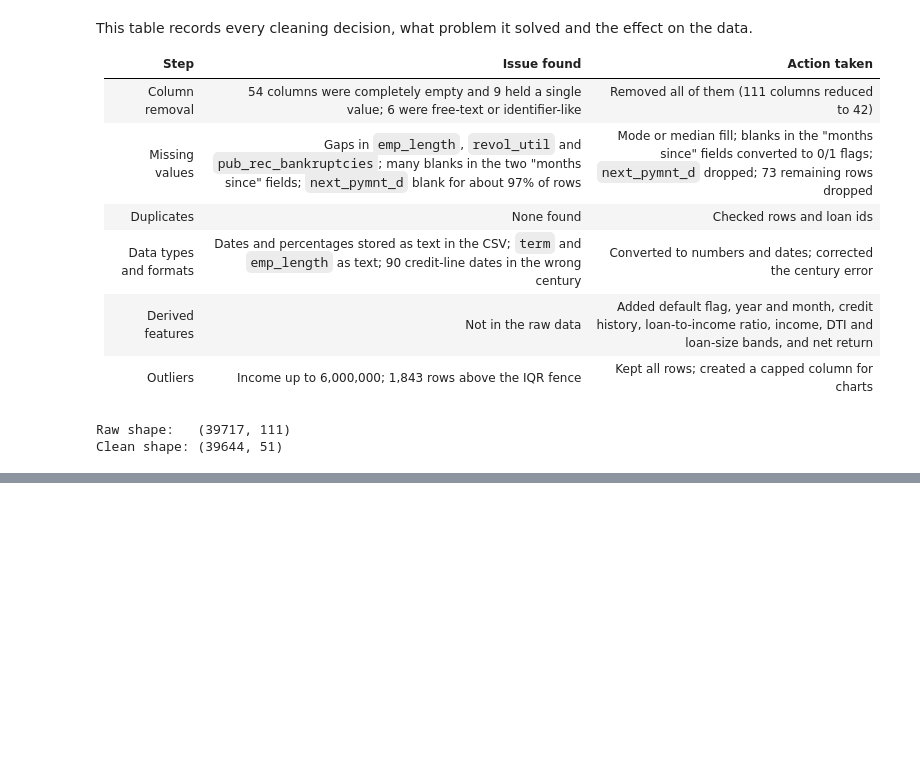
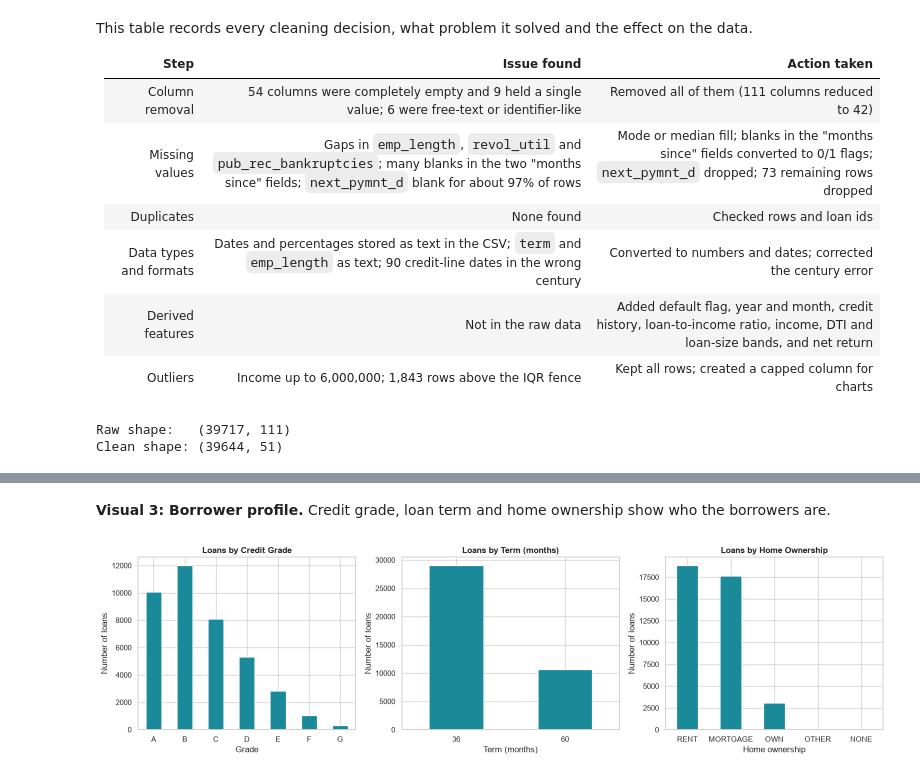
Before and after one commit to deenujoy/Bank-Loan-Default-Risk-Analysis, a Jupyter notebook: Bank-Loan-Default-Risk-Analysis_Cleaned.ipynb, the cells around one changed output, grey strips where cells are left out. Drawn from its saved outputs; the diff is of its cells as text; code cells hidden in the pictures; blank space fills up the shorter version.

```diff
--- a/Bank-Loan-Default-Risk-Analysis_Cleaned.ipynb
+++ b/Bank-Loan-Default-Risk-Analysis_Cleaned.ipynb
@@ -474,0 +581,23 @@ Clean shape: (39644, 51)
+# %% [markdown]
+**Visual 3: Borrower profile.** Credit grade, loan term and home ownership show who the borrowers are.
+# %%
+fig, axes = plt.subplots(1, 3, figsize=(16, 4.5))
+
+df["grade"].value_counts().reindex(GRADE_ORDER).plot.bar(ax=axes[0], color=TEAL)
+axes[0].set_title("Loans by Credit Grade")
+axes[0].set_xlabel("Grade"); axes[0].set_ylabel("Number of loans")
+
+df["term"].value_counts().plot.bar(ax=axes[1], color=TEAL)
+axes[1].set_title("Loans by Term (months)")
+axes[1].set_xlabel("Term (months)"); axes[1].set_ylabel("Number of loans")
+
+df["home_ownership"].value_counts().plot.bar(ax=axes[2], color=TEAL)
+axes[2].set_title("Loans by Home Ownership")
+axes[2].set_xlabel("Home ownership"); axes[2].set_ylabel("Number of loans")
+
+for ax in axes:
+    ax.tick_params(axis="x", rotation=0)
+plt.tight_layout()
+plt.show()
+# %% [output]
+[figure, added]
```
Also changed, not shown: parts of 49 cells of this notebook.
